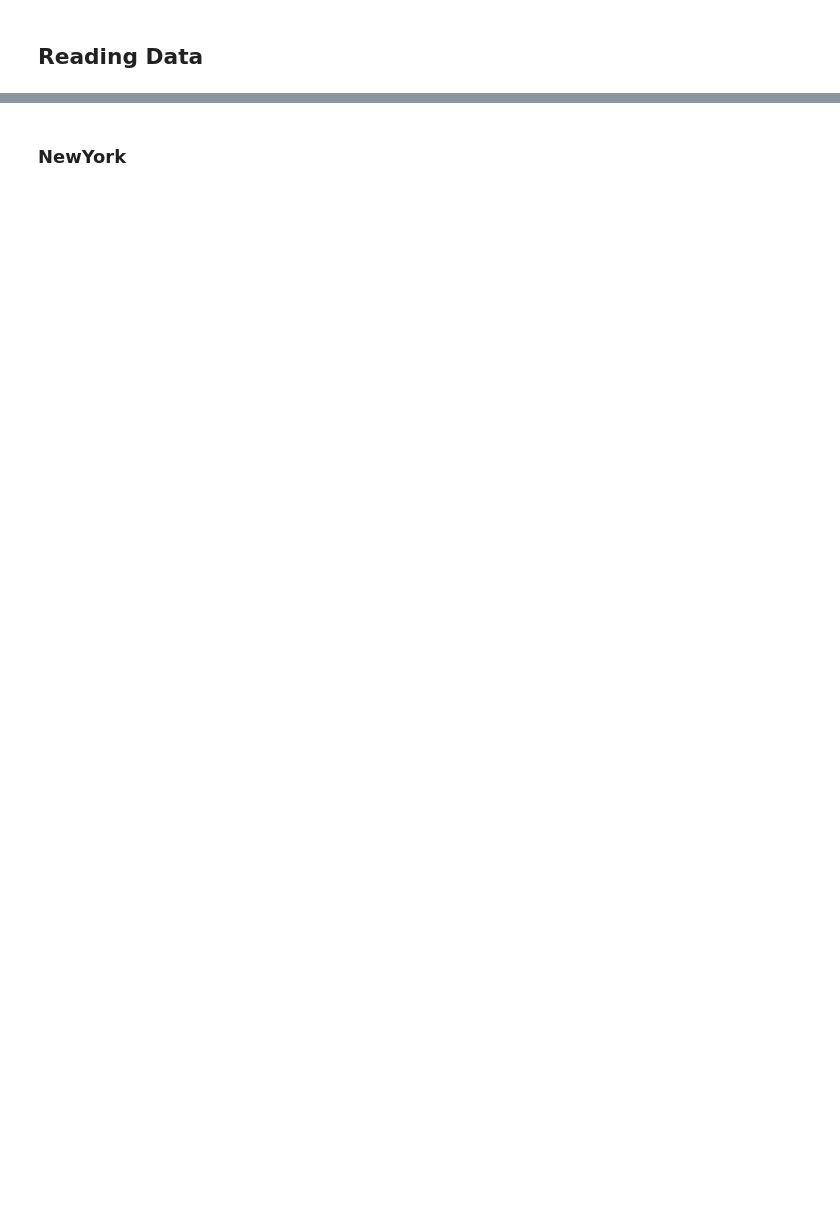
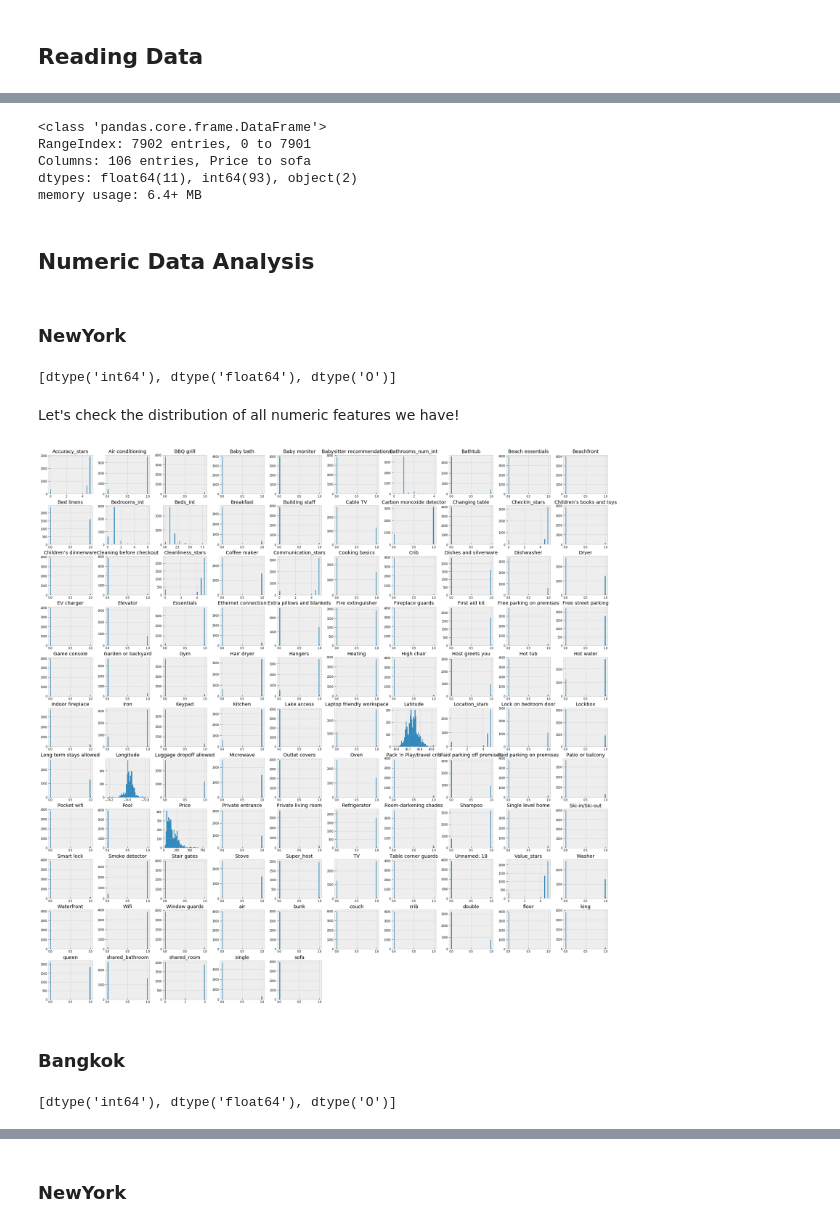
Before and after one commit to nickbent/AirBnB, a Jupyter notebook: notebooks/Exploratory Data Analysis.ipynb, the cells around one changed output, grey strips where cells are left out. Drawn from its saved outputs; the diff is of its cells as text; code cells hidden in the pictures; blank space fills up the shorter version.

Commit message:
add the exploratory analysis

```diff
--- a/notebooks/Exploratory Data Analysis.ipynb
+++ b/notebooks/Exploratory Data Analysis.ipynb
@@ -24,3 +33,6 @@ from bnb.data_processing.read import read_csvfile
 from bnb.data_analysis.analyze import group_by_date
 # %% [markdown]
 ## Reading Data
+# %%
+Data_dir = Path('C:/Users/KBrig/AirBnBRepo/AirBnB/data')
+Data_dir
@@ -26,0 +41,4 @@ from bnb.data_analysis.analyze import group_by_date
+# %%
+NewYork_CSV = Data_dir/'NewYorkData_clean.csv'
+Bangkok_CSV = Data_dir/'BangkokData_clean.csv'
+Cairo_CSV = Data_dir/'CairoData_clean.csv'
@@ -26,0 +47,3 @@ from bnb.data_analysis.analyze import group_by_date
+# %%
+NewYorkData = read_csvfile(NewYork_CSV)
+NewYorkData.info()
@@ -26,0 +69,31 @@ from bnb.data_analysis.analyze import group_by_date
+# %%
+CairoData = read_csvfile(Cairo_CSV)
+CairoData.info()
+# %% [output]
+<class 'pandas.core.frame.DataFrame'>
+RangeIndex: 7902 entries, 0 to 7901
+Columns: 106 entries, Price to sofa
+dtypes: float64(11), int64(93), object(2)
+memory usage: 6.4+ MB
+# %% [markdown]
+## Numeric Data Analysis
+# %% [markdown]
+### NewYork
+# %%
+list(set(NewYorkData.dtypes.tolist()))
+# %% [output]
+[dtype('int64'), dtype('float64'), dtype('O')]
+# %%
+NewYorkData_num = NewYorkData.select_dtypes(include = ['float64', 'int64'])
+# %% [markdown]
+Let's check the distribution of all numeric features we have!
+# %%
+NewYorkData_num.hist(figsize=(30, 30), bins=50, xlabelsize=8, ylabelsize=8);
+# %% [output]
+[figure, added]
+# %% [markdown]
+### Bangkok
+# %%
+list(set(BangkokData.dtypes.tolist()))
+# %% [output]
+[dtype('int64'), dtype('float64'), dtype('O')]
```
Also changed, not shown: parts of 98 cells of this notebook, 1 other file.
